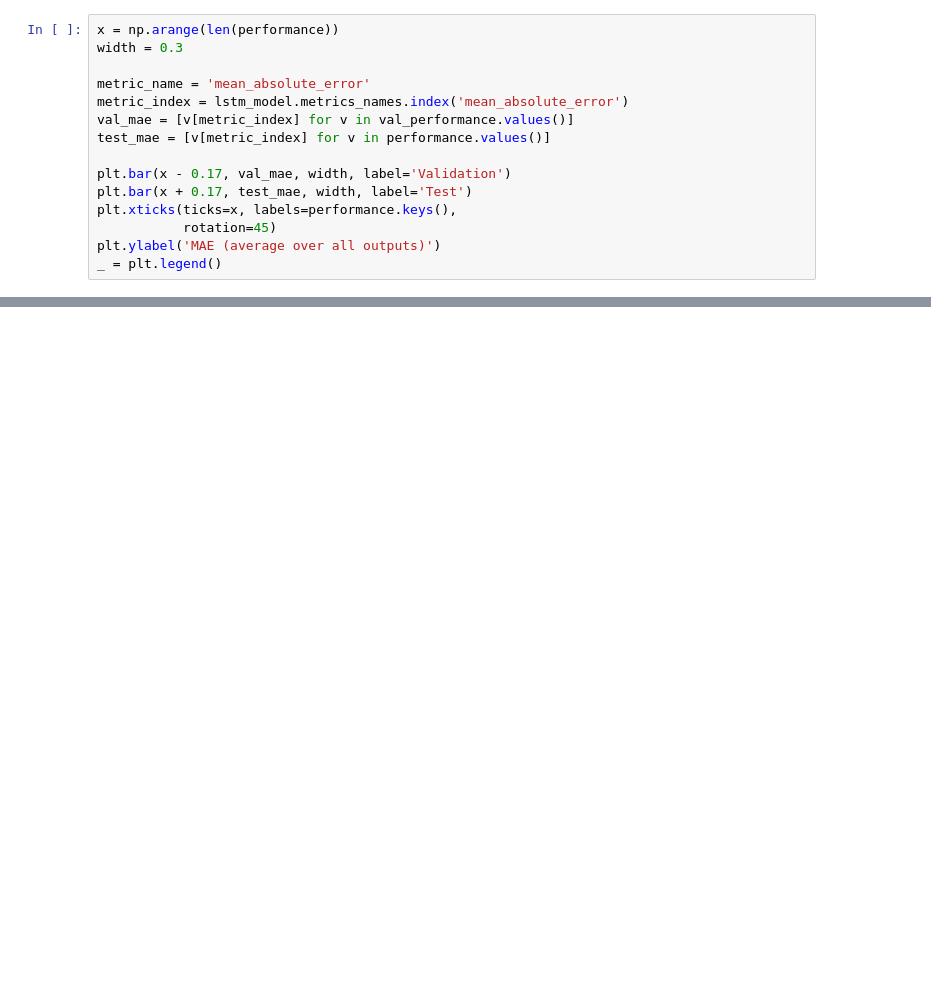
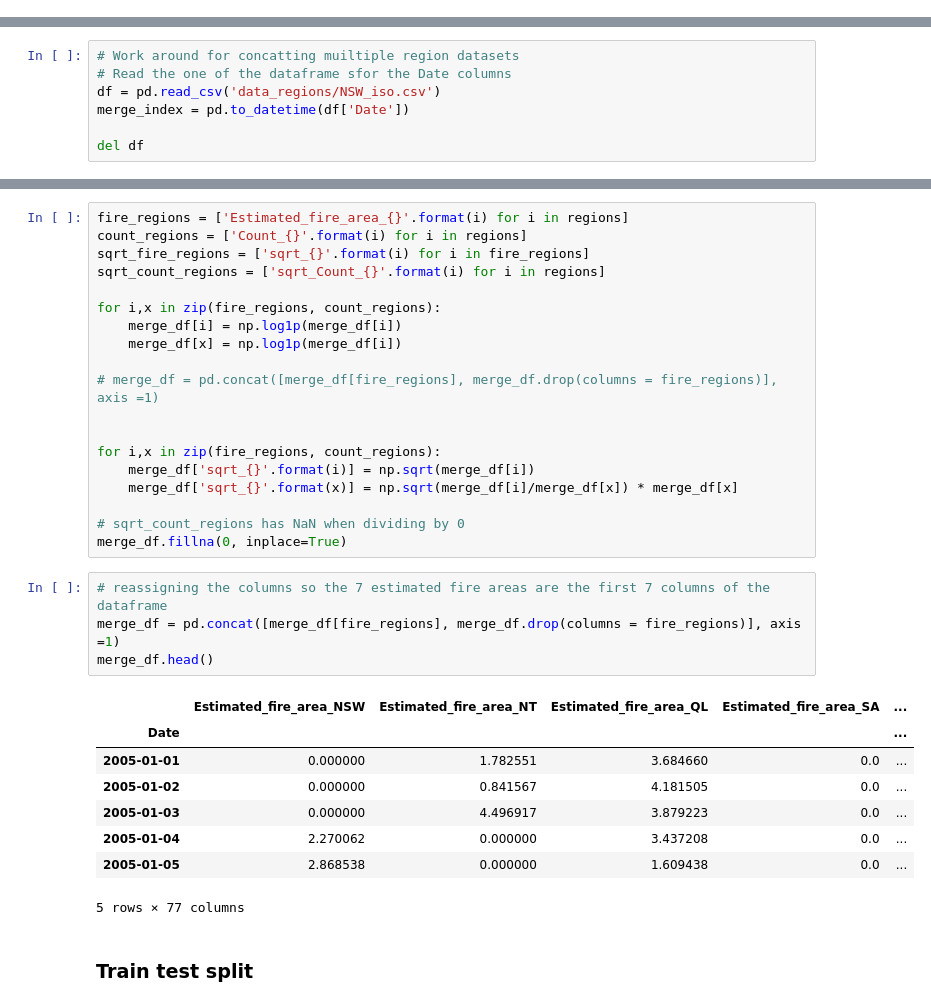
Before and after one commit to albertum1/cfc_team, a Jupyter notebook: window_generator.ipynb, the cells around one changed output, grey strips where cells are left out. Saved outputs shown, nothing was run; the diff lists cells and outputs as text; blank space fills up the shorter version.

```diff
--- a/window_generator.ipynb
+++ b/window_generator.ipynb
@@ -1312,15 +0,0 @@ Epoch 6/100
-# %%
-x = np.arange(len(performance))
-width = 0.3
-
-metric_name = 'mean_absolute_error'
-metric_index = lstm_model.metrics_names.index('mean_absolute_error')
-val_mae = [v[metric_index] for v in val_performance.values()]
-test_mae = [v[metric_index] for v in performance.values()]
-
-plt.bar(x - 0.17, val_mae, width, label='Validation')
-plt.bar(x + 0.17, test_mae, width, label='Test')
-plt.xticks(ticks=x, labels=performance.keys(),
-           rotation=45)
-plt.ylabel('MAE (average over all outputs)')
-_ = plt.legend()
@@ -1421,0 +22,7 @@ multi_window.plot(repeat_baseline)
+# %%
+# Work around for concatting muiltiple region datasets
+# Read the one of the dataframe sfor the Date columns
+df = pd.read_csv('data_regions/NSW_iso.csv')
+merge_index = pd.to_datetime(df['Date'])
+
+del df
@@ -1421,0 +67,34 @@ multi_window.plot(repeat_baseline)
+# %%
+fire_regions = ['Estimated_fire_area_{}'.format(i) for i in regions]
+count_regions = ['Count_{}'.format(i) for i in regions]
+sqrt_fire_regions = ['sqrt_{}'.format(i) for i in fire_regions]
+sqrt_count_regions = ['sqrt_Count_{}'.format(i) for i in regions]
+
+for i,x in zip(fire_regions, count_regions):
+    merge_df[i] = np.log1p(merge_df[i])
+    merge_df[x] = np.log1p(merge_df[i])
+
+# merge_df = pd.concat([merge_df[fire_regions], merge_df.drop(columns = fire_regions)], axis =1)
+
+
+for i,x in zip(fire_regions, count_regions):
+    merge_df['sqrt_{}'.format(i)] = np.sqrt(merge_df[i])
+    merge_df['sqrt_{}'.format(x)] = np.sqrt(merge_df[i]/merge_df[x]) * merge_df[x]
+
+# sqrt_count_regions has NaN when dividing by 0
+merge_df.fillna(0, inplace=True)
+# %%
+# reassigning the columns so the 7 estimated fire areas are the first 7 columns of the dataframe
+merge_df = pd.concat([merge_df[fire_regions], merge_df.drop(columns = fire_regions)], axis =1)
+merge_df.head()
+# %% [output]
+|  | Estimated_fire_area_NSW | Estimated_fire_area_NT | Estimated_fire_area_QL | Estimated_fire_area_SA | ... |
+| Date |  |  |  |  | ... |
+| 2005-01-01 | 0.000000 | 1.782551 | 3.684660 | 0.0 | ... |
+| 2005-01-02 | 0.000000 | 0.841567 | 4.181505 | 0.0 | ... |
+| 2005-01-03 | 0.000000 | 4.496917 | 3.879223 | 0.0 | ... |
+| 2005-01-04 | 2.270062 | 0.000000 | 3.437208 | 0.0 | ... |
+| 2005-01-05 | 2.868538 | 0.000000 | 1.609438 | 0.0 | ... |
+5 rows × 77 columns
+# %% [markdown]
+### Train test split
```
Also changed, not shown: parts of 202 cells of this notebook.
